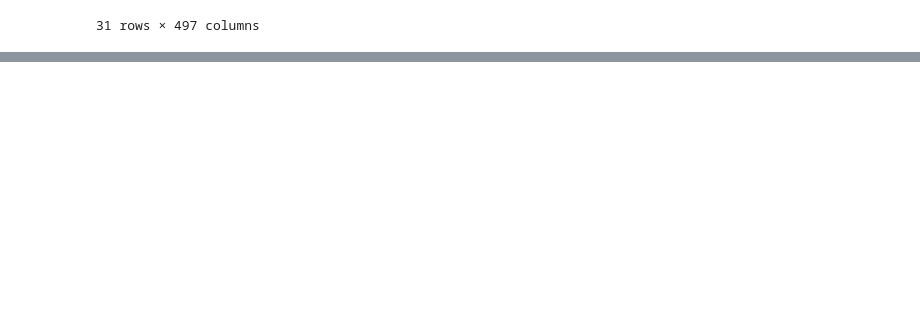
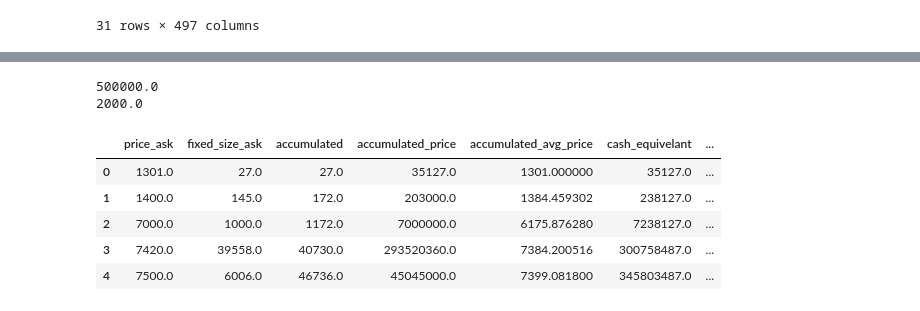
Before and after one commit to massnomis/21, a Jupyter notebook: test.ipynb, the cells around one changed output, grey strips where cells are left out. Drawn from its saved outputs; the diff is of its cells as text; code cells hidden in the pictures; blank space fills up the shorter version.

```diff
--- a/test.ipynb
+++ b/test.ipynb
@@ -105,0 +264,46 @@ pd.DataFrame(exchange.fetchOrderBook(symbol='XBTUSD')).head()
+# %%
+
+def arrayz():
+    for i in range(len(asks)):
+        x = np.array(asks['price_ask'].iloc[i])
+        y = np.array(asks['fixed_size_ask'].iloc[i])
+        return x, y
+arrayz()
+print(x)
+print(y)
+# a = np.array([x])
+# print(x)
+
+# b = np.random.randint(10, size=(2, 10))
+# print(b)
+
+# arr = np.array([a, a])
+# print(arr)
+# %% [output]
+500000.0
+2000.0
+# %%
+pct_expiry_dated = 0.25
+latest_rateAPY_spot = 0.0088
+latest_rateAPY_quote = 0.0020
+
+holder = 1*((1-(latest_rateAPY_spot*pct_expiry_dated)))
+alpha = 0
+apy_to_beat = (((1+latest_rateAPY_quote)*(1+latest_rateAPY_spot)))+alpha-1
+holder_2 = (1-(holder*apy_to_beat))*holder
+
+# print(apy_to_beat)
+# print(holder)
+# print(holder_2)
+# asks.head()
+ask_new = pd.DataFrame(asks)
+ask_new.head()
+ask_new['mm_ask_price']  = asks['price_ask'] * holder_2
+ask_new.head()
+# %% [output]
+|  | price_ask | fixed_size_ask | accumulated | accumulated_price | accumulated_avg_price | cash_equivelant | ... |
+| 0 | 1301.0 | 27.0 | 27.0 | 35127.0 | 1301.000000 | 35127.0 | ... |
+| 1 | 1400.0 | 145.0 | 172.0 | 203000.0 | 1384.459302 | 238127.0 | ... |
+| 2 | 7000.0 | 1000.0 | 1172.0 | 7000000.0 | 6175.876280 | 7238127.0 | ... |
+| 3 | 7420.0 | 39558.0 | 40730.0 | 293520360.0 | 7384.200516 | 300758487.0 | ... |
+| 4 | 7500.0 | 6006.0 | 46736.0 | 45045000.0 | 7399.081800 | 345803487.0 | ... |
```
Also changed, not shown: parts of 10 cells of this notebook, 2 other files.
